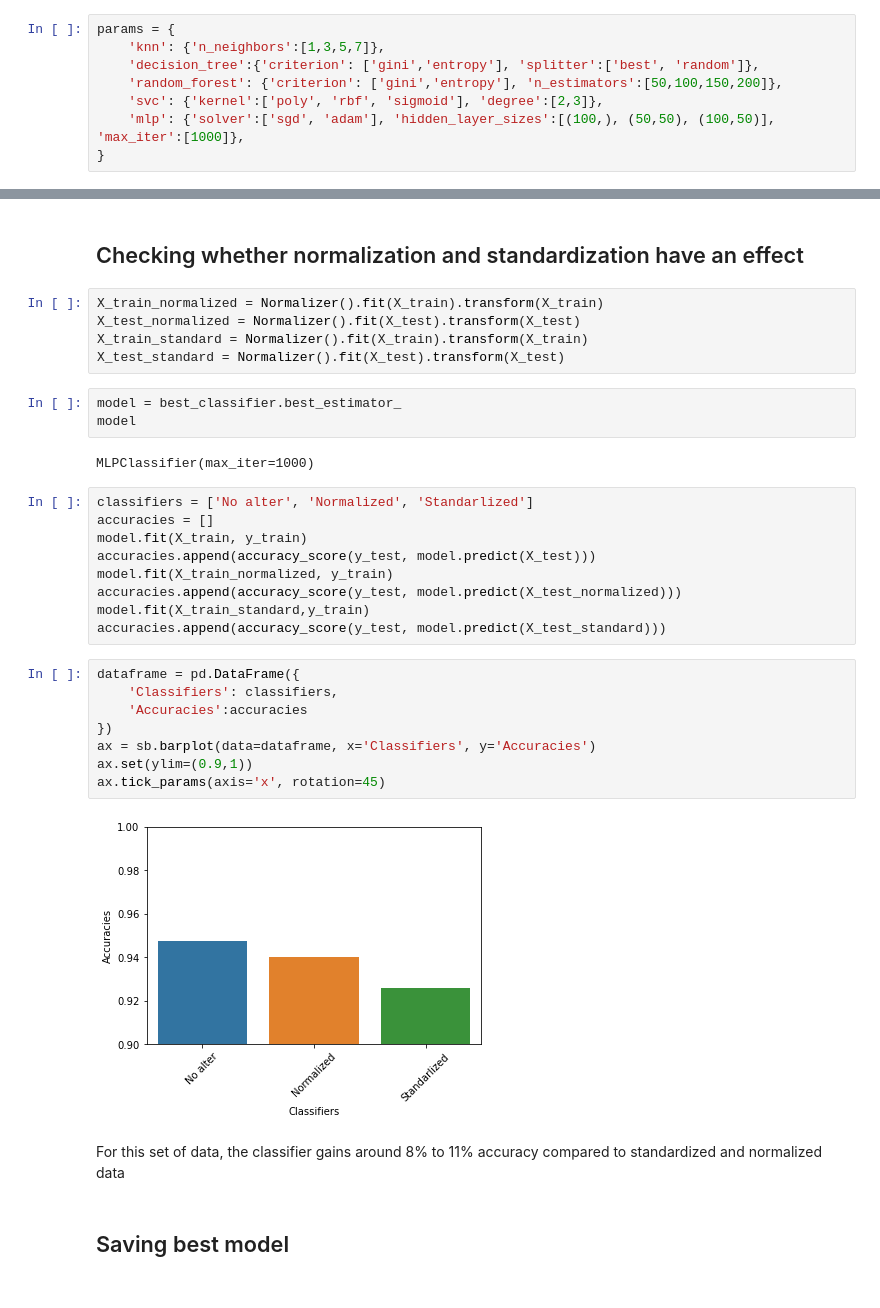
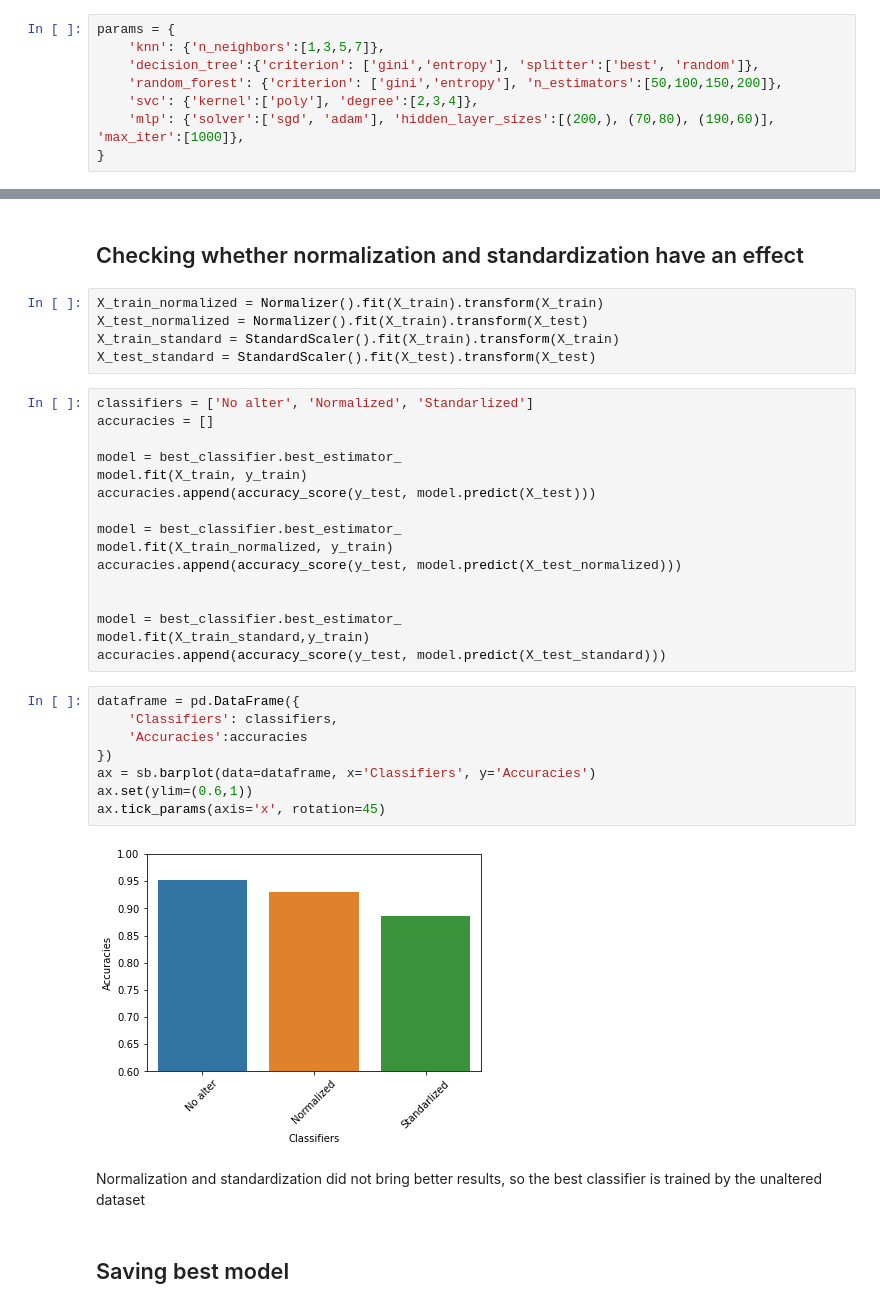
Before and after one commit to GeovaneBarros/Mentoria_Lead, a Jupyter notebook: exercicio_final.ipynb, the cells around one changed output, grey strips where cells are left out. Drawn from its saved outputs; the diff is of its cells as text.

```diff
--- a/exercicio_final.ipynb
+++ b/exercicio_final.ipynb
@@ -137,7 +165,7 @@ params = {
     'knn': {'n_neighbors':[1,3,5,7]},
     'decision_tree':{'criterion': ['gini','entropy'], 'splitter':['best', 'random']},
     'random_forest': {'criterion': ['gini','entropy'], 'n_estimators':[50,100,150,200]},
-    'svc': {'kernel':['poly', 'rbf', 'sigmoid'], 'degree':[2,3]},
-    'mlp': {'solver':['sgd', 'adam'], 'hidden_layer_sizes':[(100,), (50,50), (100,50)], 'max_iter':[1000]},
+    'svc': {'kernel':['poly'], 'degree':[2,3,4]},
+    'mlp': {'solver':['sgd', 'adam'], 'hidden_layer_sizes':[(200,), (70,80), (190,60)], 'max_iter':[1000]},
 }
 # %% [markdown]
@@ -169,35 +197,37 @@ Best params {'hidden_layer_sizes': (100,), 'max_iter': 1000, 'solver': 'adam'}
 ## Checking whether normalization and standardization have an effect
 # %%
 X_train_normalized = Normalizer().fit(X_train).transform(X_train)
-X_test_normalized = Normalizer().fit(X_test).transform(X_test)
-X_train_standard = Normalizer().fit(X_train).transform(X_train)
-X_test_standard = Normalizer().fit(X_test).transform(X_test)
+X_test_normalized = Normalizer().fit(X_train).transform(X_test)
+X_train_standard = StandardScaler().fit(X_train).transform(X_train)
+X_test_standard = StandardScaler().fit(X_test).transform(X_test)
-# %%
-model = best_classifier.best_estimator_
-model
-# %% [output]
-MLPClassifier(max_iter=1000)
 # %%
 classifiers = ['No alter', 'Normalized', 'Standarlized']
 accuracies = []
+
+model = best_classifier.best_estimator_
 model.fit(X_train, y_train)
 accuracies.append(accuracy_score(y_test, model.predict(X_test)))
+
+model = best_classifier.best_estimator_
 model.fit(X_train_normalized, y_train)
 accuracies.append(accuracy_score(y_test, model.predict(X_test_normalized)))
+
+
+model = best_classifier.best_estimator_
 model.fit(X_train_standard,y_train)
 accuracies.append(accuracy_score(y_test, model.predict(X_test_standard)))
 # %%
 dataframe = pd.DataFrame({
     'Classifiers': classifiers,
     'Accuracies':accuracies
 })
 ax = sb.barplot(data=dataframe, x='Classifiers', y='Accuracies')
-ax.set(ylim=(0.9,1))
+ax.set(ylim=(0.6,1))
 ax.tick_params(axis='x', rotation=45)
 # %% [output]
-[figure, old version]
+[figure, new version]
-# %% [markdown]
-For this set of data, the classifier gains around 8% to 11% accuracy compared to standardized and normalized data
+# %% [markdown]
+Normalization and standardization did not bring better results, so the best classifier is trained by the unaltered dataset
 # %% [markdown]
 ## Saving best model
 # %%
```
Also changed, not shown: parts of 13 cells of this notebook, 7 other files.
